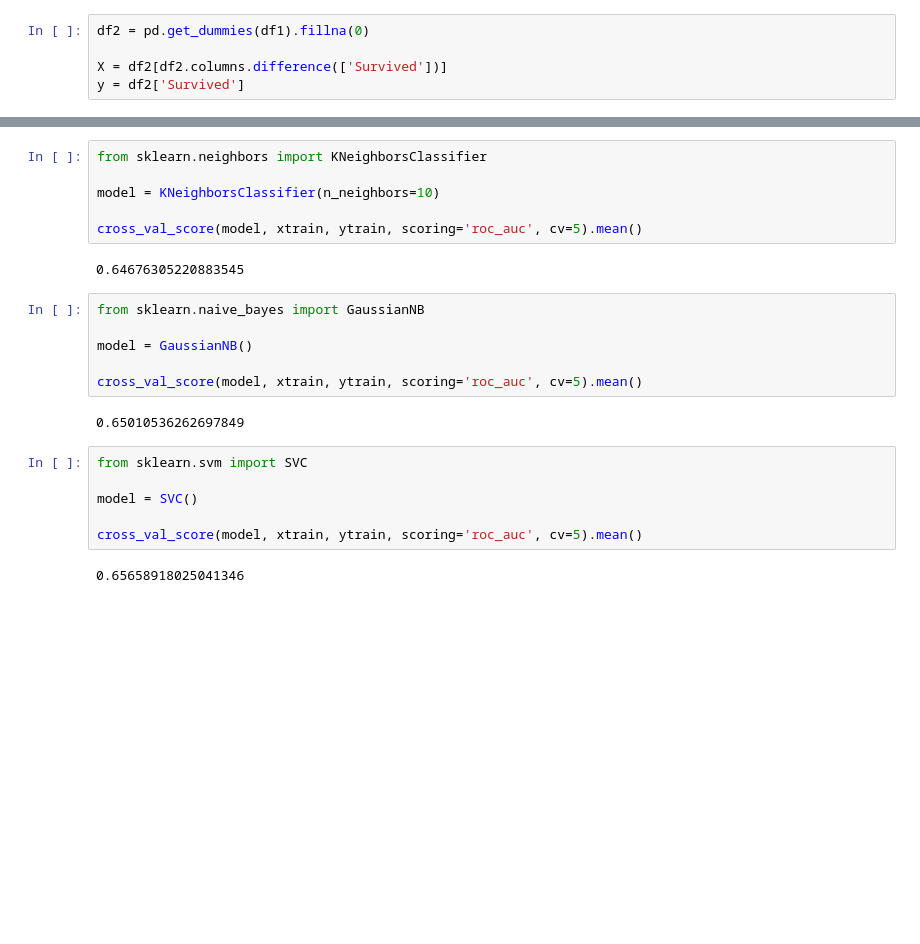
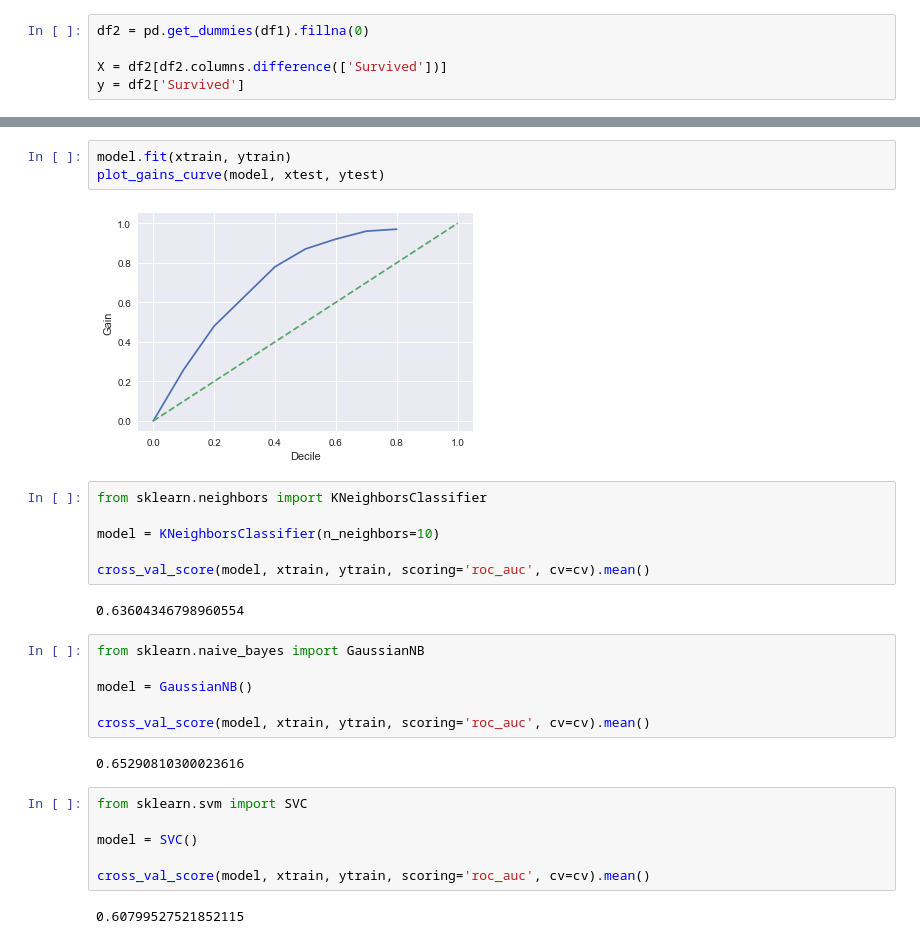
Before and after one commit to a3huang/utils, a Jupyter notebook: titanic_model.ipynb, the cells around one changed output, grey strips where cells are left out. Cells and saved outputs as stored; diff of their text form; blank space fills up the shorter version.

```diff
--- a/titanic_model.ipynb
+++ b/titanic_model.ipynb
@@ -80,24 +87,29 @@ cross_val_score(model, xtrain, ytrain, scoring='roc_auc', cv=5).mean()
+# %%
+model.fit(xtrain, ytrain)
+plot_gains_curve(model, xtest, ytest)
+# %% [output]
+[figure, added]
 # %%
 from sklearn.neighbors import KNeighborsClassifier
 
 model = KNeighborsClassifier(n_neighbors=10)
 
-cross_val_score(model, xtrain, ytrain, scoring='roc_auc', cv=5).mean()
+cross_val_score(model, xtrain, ytrain, scoring='roc_auc', cv=cv).mean()
 # %% [output]
-0.64676305220883545
+0.63604346798960554
 # %%
 from sklearn.naive_bayes import GaussianNB
 
 model = GaussianNB()
 
-cross_val_score(model, xtrain, ytrain, scoring='roc_auc', cv=5).mean()
+cross_val_score(model, xtrain, ytrain, scoring='roc_auc', cv=cv).mean()
 # %% [output]
-0.65010536262697849
+0.65290810300023616
 # %%
 from sklearn.svm import SVC
 
 model = SVC()
 
-cross_val_score(model, xtrain, ytrain, scoring='roc_auc', cv=5).mean()
+cross_val_score(model, xtrain, ytrain, scoring='roc_auc', cv=cv).mean()
 # %% [output]
-0.65658918025041346
+0.60799527521852115
```
Also changed, not shown: parts of 11 cells of this notebook.
